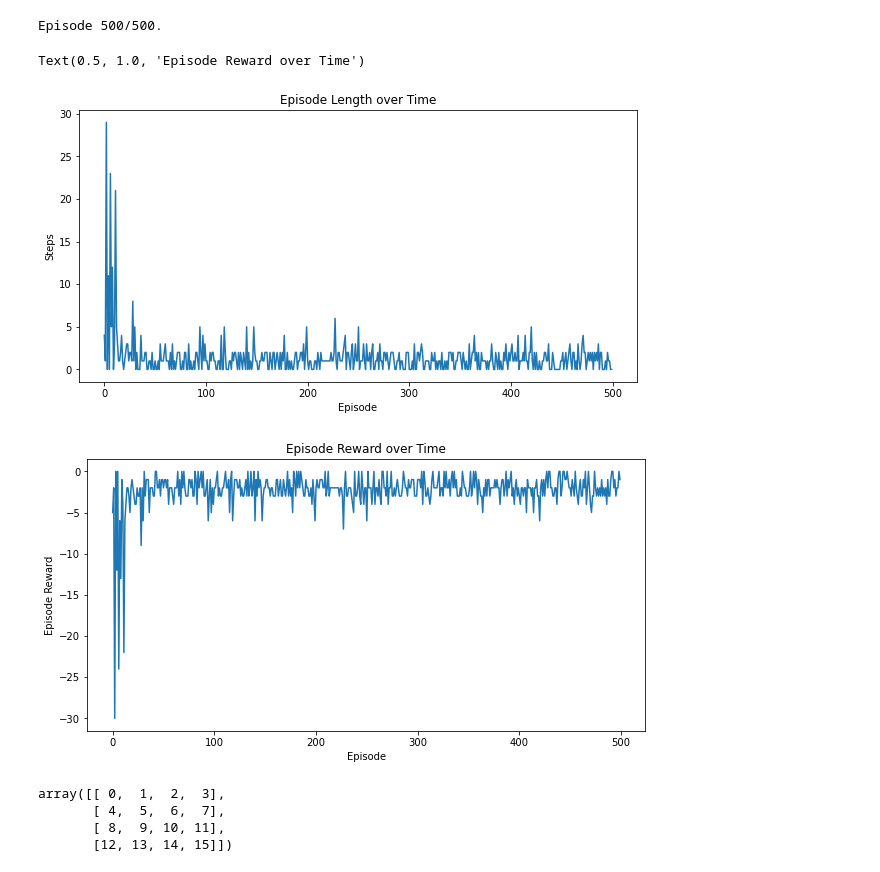
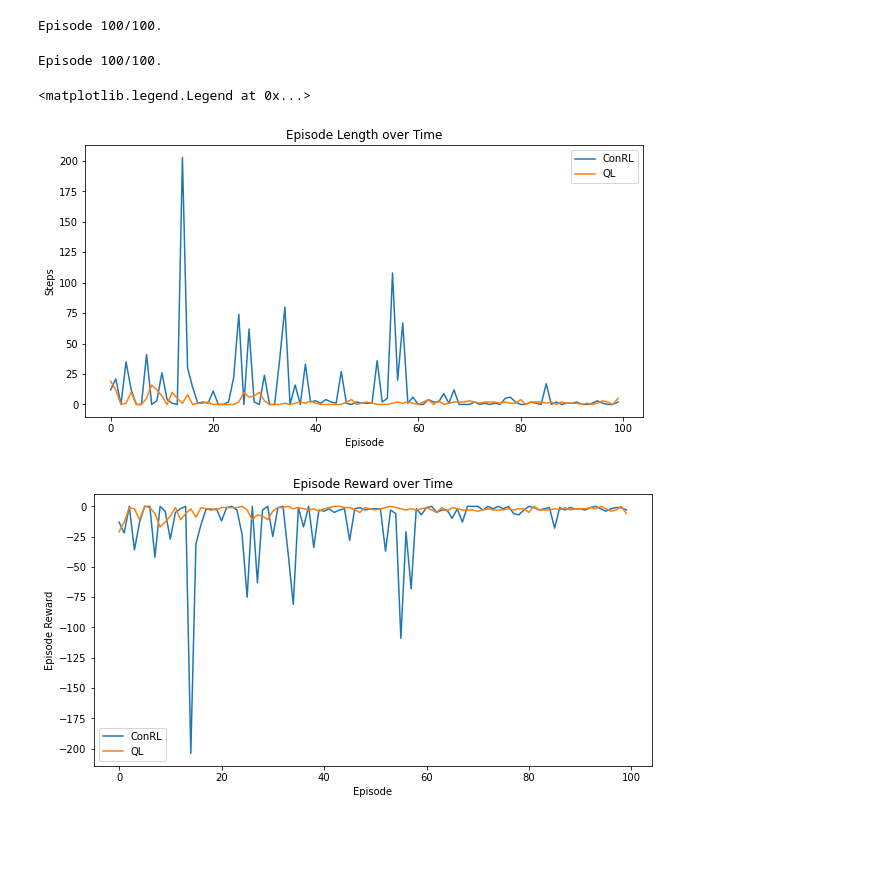
Before and after one commit to nhabbash/con-rl, a Jupyter notebook: notebooks/conrl_test.ipynb, the cells around one changed output. Drawn from its saved outputs; the diff is of its cells as text; code cells hidden in the pictures; blank space fills up the shorter version.

Commit message:
added some visualizations, 2x faster q learning implementation

```diff
--- a/notebooks/conrl_test.ipynb
+++ b/notebooks/conrl_test.ipynb
@@ -65,10 +61,11 @@ for i_episode in range(num_episodes):
 
     # Generate episode
     state = env.reset()
+    state = (state, )
     for step in itertools.count():
-        action_probs = q_agent.policy(state)
-        action = np.random.choice(np.arange(len(action_probs)), p=action_probs)
+        action = q_agent.policy(state)
         next_state, reward, done, _ = env.step(action)
+        next_state = (next_state, )
 
         # Update statistics
         stats.episode_rewards[i_episode] += reward
@@ -77,8 +74,8 @@ for i_episode in range(num_episodes):
         # TD update
         q_agent.update(state, next_state, action, reward)
 
-        if done:
+        if done or step > max_step:
             break
         state = next_state
 # %% [output]
-Episode 500/500.
+Episode 100/100.
@@ -85,26 +106,50 @@ Episode 500/500.
+# %%
+for i_episode in range(num_episodes):
+
+    if (i_episode + 1) % 50 == 0:
+        print("\rEpisode {}/{}.".format(i_episode + 1, num_episodes), end="")
+        # sys.stdout.flush()
+
+    # Generate episode
+    state = env.reset()
+    state = (state, )
+    for step in itertools.count():
+        # env.render()
+        # print("\rStep {}.".format(step + 1), end="")
+        # sys.stdout.flush()
+        next_state, reward, done, selected = conrl.step(state, env)
+
+        # Update statistics
+        stats_conrl.episode_rewards[i_episode] += reward
+        stats_conrl.episode_lengths[i_episode] = step
+        stats_conrl.selector_dist[i_episode][step] = selected
+
+        if done or step > max_step:
+            break
+
+        state = next_state
+# %% [output]
+Episode 100/100.
 # %%
 import matplotlib.pyplot as plt
 %matplotlib inline
 
 fig1 = plt.figure(figsize=(10,5))
-plt.plot(stats.episode_lengths)
+plt.plot(stats_conrl.episode_lengths, label='ConRL')
+plt.plot(stats.episode_lengths, label='QL')
 plt.xlabel("Episode")
 plt.ylabel("Steps")
 plt.title("Episode Length over Time")
+plt.legend()
 
 fig2 = plt.figure(figsize=(10,5))
-plt.plot(stats.episode_rewards)
+plt.plot(stats_conrl.episode_rewards, label='ConRL')
+plt.plot(stats.episode_rewards,  label='QL')
 plt.xlabel("Episode")
 plt.ylabel("Episode Reward")
 plt.title("Episode Reward over Time")
+plt.legend()
 # %% [output]
-Text(0.5, 1.0, 'Episode Reward over Time')
+<matplotlib.legend.Legend at 0x...>
-[figure, old version]
+[figure, new version]
-[figure, old version]
+[figure, new version]
-# %%
-np.arange(4*4).reshape((4,4))
-# %% [output]
-array([[ 0,  1,  2,  3],
-       [ 4,  5,  6,  7],
-       [ 8,  9, 10, 11],
-       [12, 13, 14, 15]])
```
Also changed, not shown: parts of 17 cells of this notebook, 11 other files.
